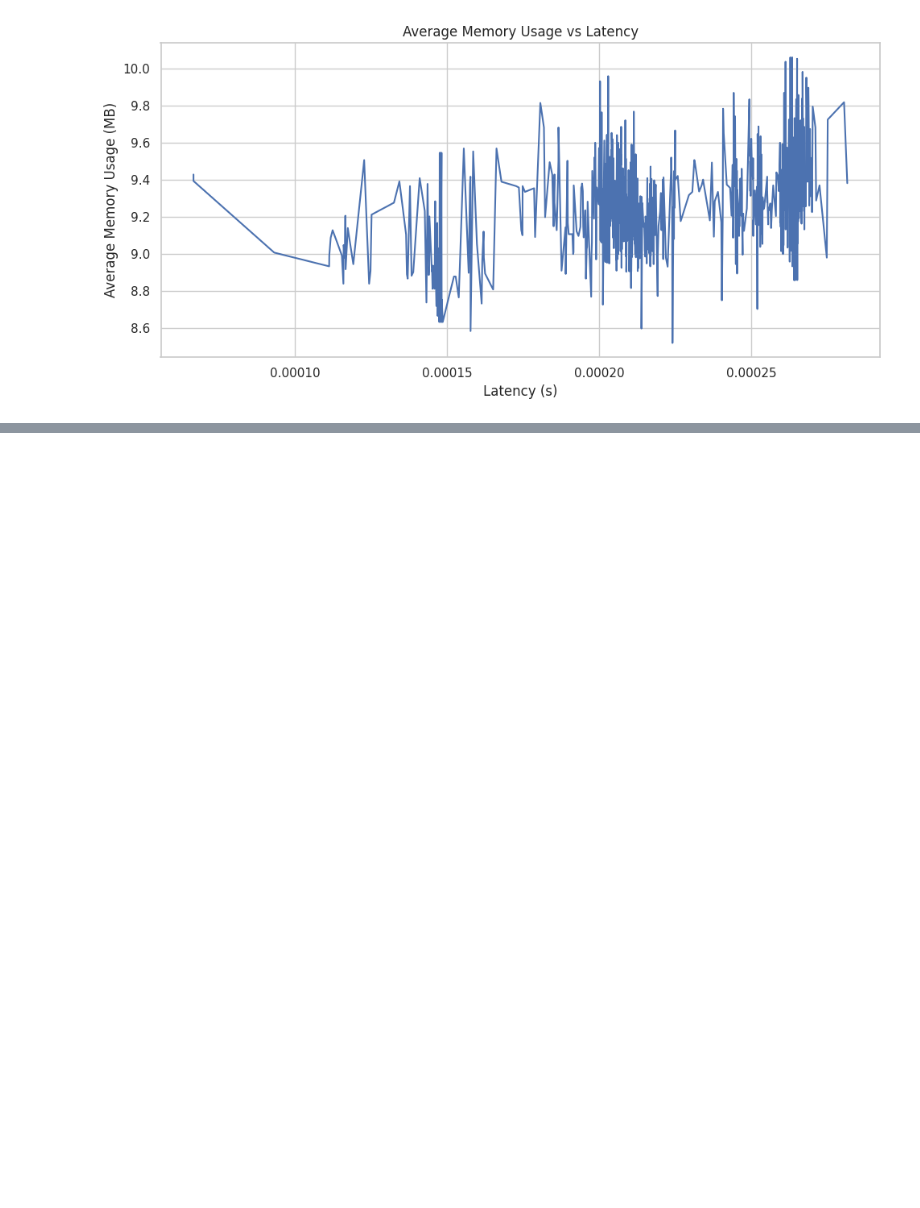
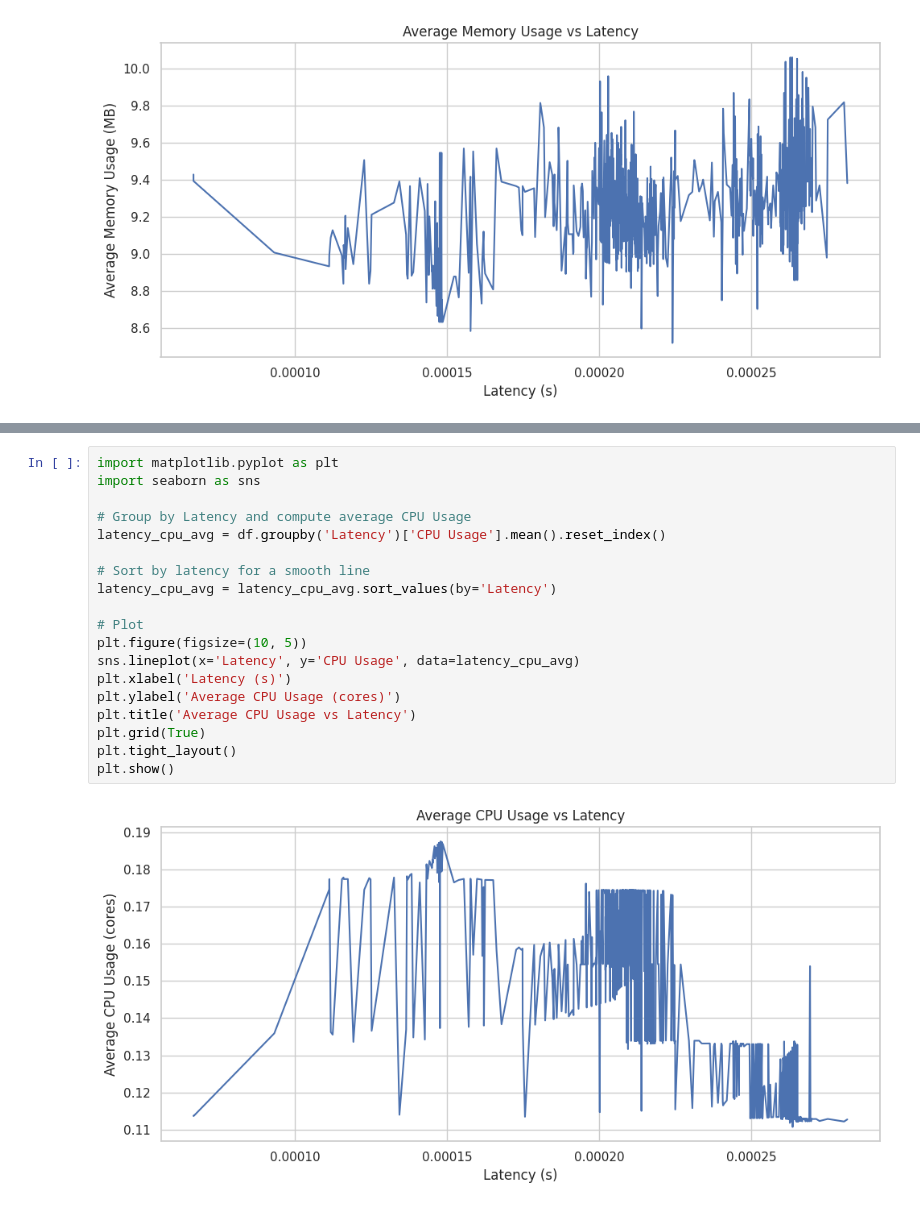
Before and after one commit to cepdnaclk/e19-4yp-AI-Dirven-Latency-Constrained-Resource-Management-In-Kubernetes, a Jupyter notebook: results/service2_cpu_reduction.ipynb, the cells around one changed output, grey strips where cells are left out. Drawn from its saved outputs; the diff is of its cells as text; blank space fills up the shorter version.

```diff
--- a/results/service2_cpu_reduction.ipynb
+++ b/results/service2_cpu_reduction.ipynb
@@ -111,0 +141,21 @@ plt.show()
+# %%
+import matplotlib.pyplot as plt
+import seaborn as sns
+
+# Group by Latency and compute average CPU Usage
+latency_cpu_avg = df.groupby('Latency')['CPU Usage'].mean().reset_index()
+
+# Sort by latency for a smooth line
+latency_cpu_avg = latency_cpu_avg.sort_values(by='Latency')
+
+# Plot
+plt.figure(figsize=(10, 5))
+sns.lineplot(x='Latency', y='CPU Usage', data=latency_cpu_avg)
+plt.xlabel('Latency (s)')
+plt.ylabel('Average CPU Usage (cores)')
+plt.title('Average CPU Usage vs Latency')
+plt.grid(True)
+plt.tight_layout()
+plt.show()
+# %% [output]
+[figure, added]
```
Also changed, not shown: parts of 1 cell of this notebook.
